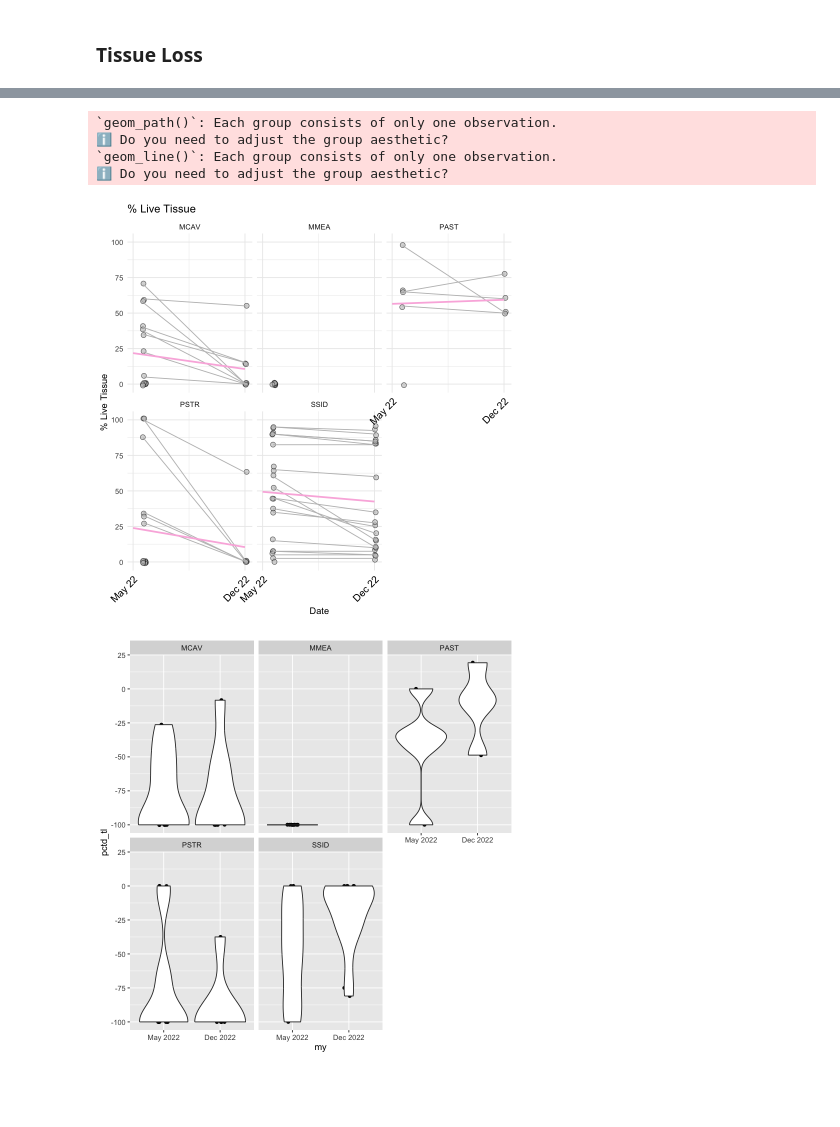
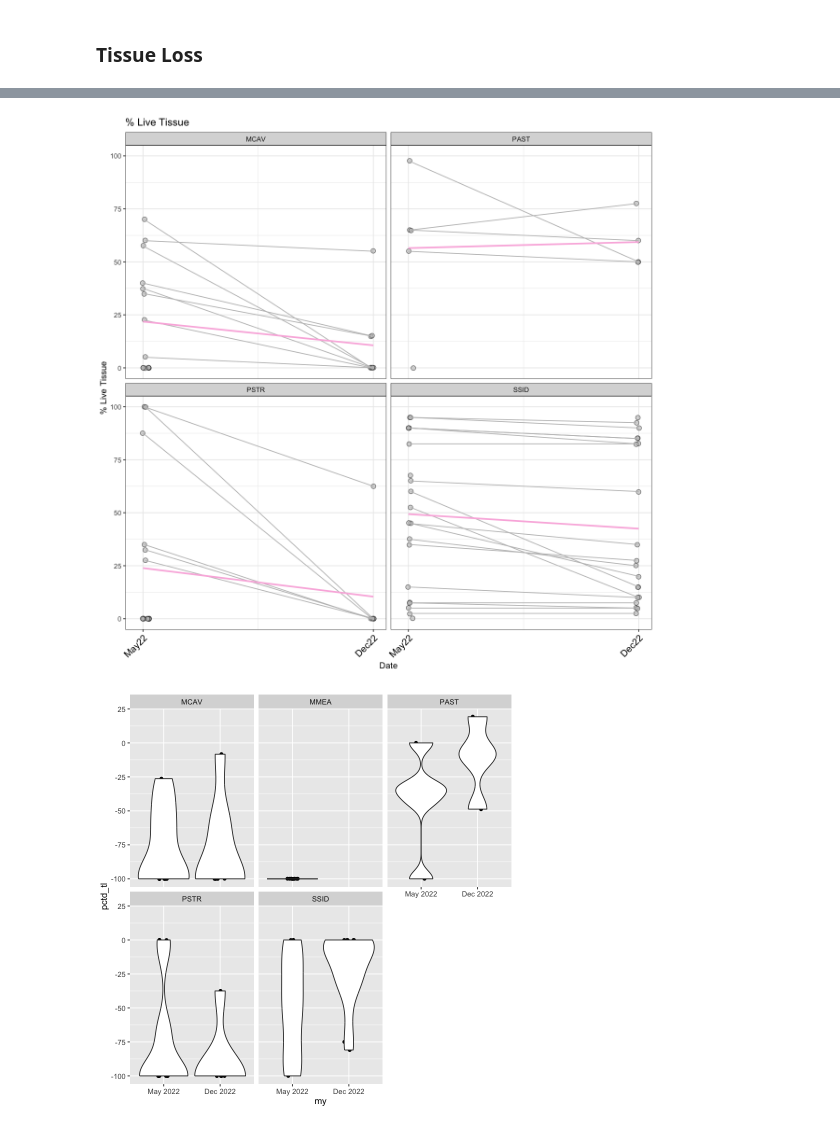
Before and after one commit to brookewicz/Code_notebook, a Jupyter notebook: sctld_tl/tl.ipynb, the cells around one changed output, grey strips where cells are left out. Cells and saved outputs as stored; diff of their text form; code cells hidden in the pictures; blank space fills up the shorter version.

Commit message:
edit live tissue line plot

```diff
--- a/sctld_tl/tl.ipynb
+++ b/sctld_tl/tl.ipynb
@@ -570,24 +578,21 @@ A grouped_df: 9 × 6
-# %%
-# copied Tristin's code
-ggplot(tl_stats, aes(x = fulldate, y = tissue, group = colony_id)) +
-  geom_jitter(aes(fill=factor(colony_id)),shape=21, alpha = 0.6, size=2.5, fill = "grey") +
-  geom_path( color = "grey") +
-  facet_wrap(~Species)+
-  geom_line(data = means, aes(x = fulldate, y = mean_tissue, group = 1), color = "#fab6df", linewidth = 1)+
-  labs(
-    title = "% Live Tissue",
-    x = "Date",
-    y = "% Live Tissue") +
-  theme_minimal() +
-  scale_x_date(breaks = unique(means$fulldate), date_labels = '%b %y') +
-  theme(axis.text.x = element_text(colour = "black", hjust = 1, size = 12, angle = 45),
-       legend.position = "none")
-# %% [output]
-`geom_path()`: Each group consists of only one observation.
-ℹ Do you need to adjust the group aesthetic?
-`geom_line()`: Each group consists of only one observation.
-ℹ Do you need to adjust the group aesthetic?
-[figure, removed]
+# %%
+# copied Tristin's code
+options(repr.plot.height = 10, repr.plot.width = 10)
+ggplot(tl_stats %>% filter(Species != "MMEA"), aes(x = fulldate, y = tissue, group = colony_id)) +
+  geom_jitter(aes(fill=factor(colony_id)),shape=21, alpha = 0.6, size=2.5, fill = "grey", height = 0.2) +
+  geom_path( color = "grey") +
+  facet_wrap(~Species)+
+  geom_line(data = means%>%filter(Species != "MMEA"), aes(x = fulldate, y = mean_tissue, group = 1), color = "#fab6df", linewidth = 1)+
+  labs(
+    title = "% Live Tissue",
+    x = "Date",
+    y = "% Live Tissue") +
+  theme_bw() +
+  scale_x_date(limits = c(as.Date('2022-05-15'), as.Date('2022-12-05')),breaks = unique(means$fulldate), date_labels = '%b%y') +
+  theme(axis.text.x = element_text(colour = "black", hjust = 1, size = 12, angle = 45),
+       legend.position = "none")
+# %% [output]
+[figure, added]
 # %%
 tl_stats<-tl_stats %>%
     mutate(my = factor(format(my(Date), "%b %Y"),levels = c('May 2022','Dec 2022')))
```
Also changed, not shown: parts of 2 cells of this notebook.
